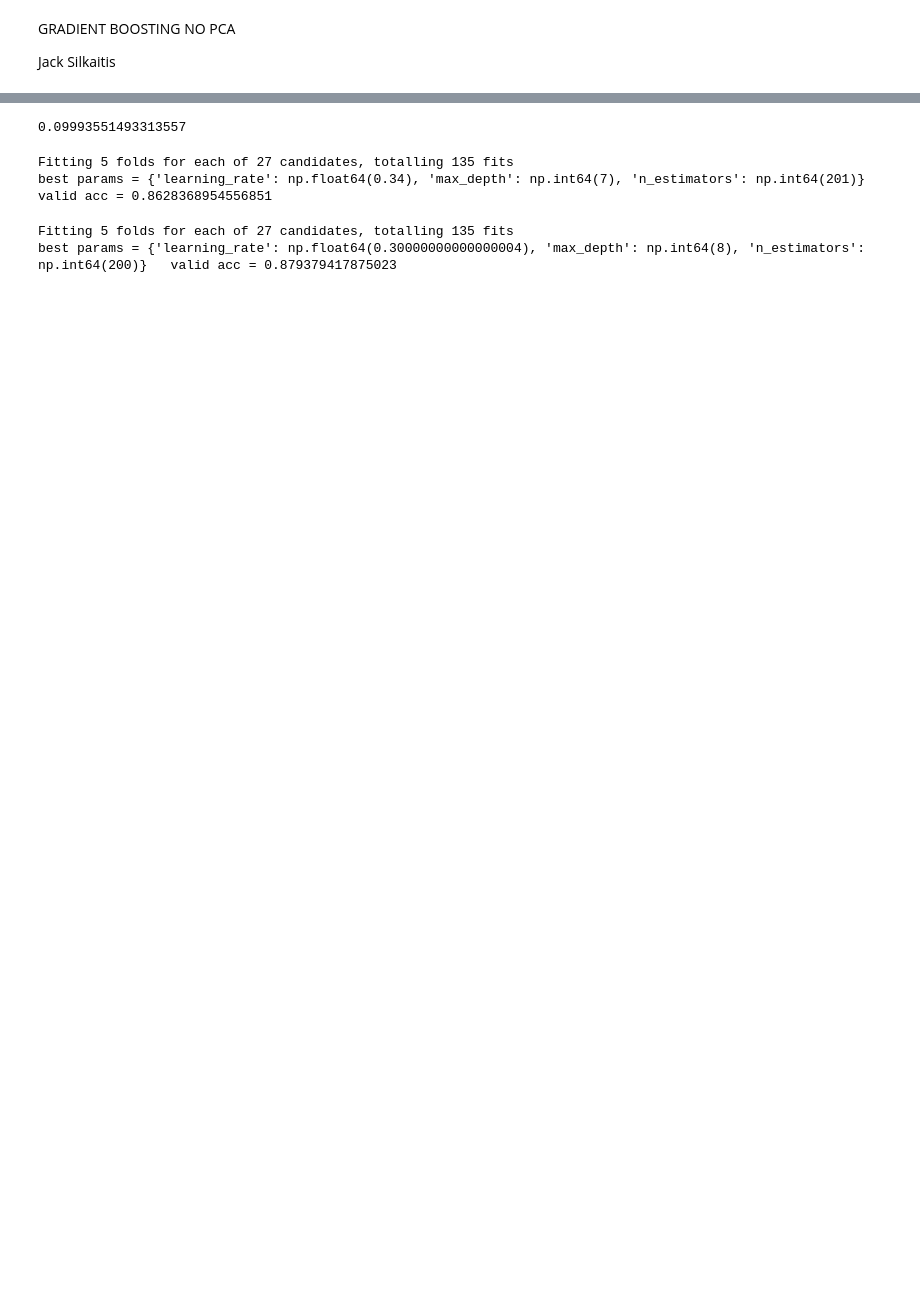
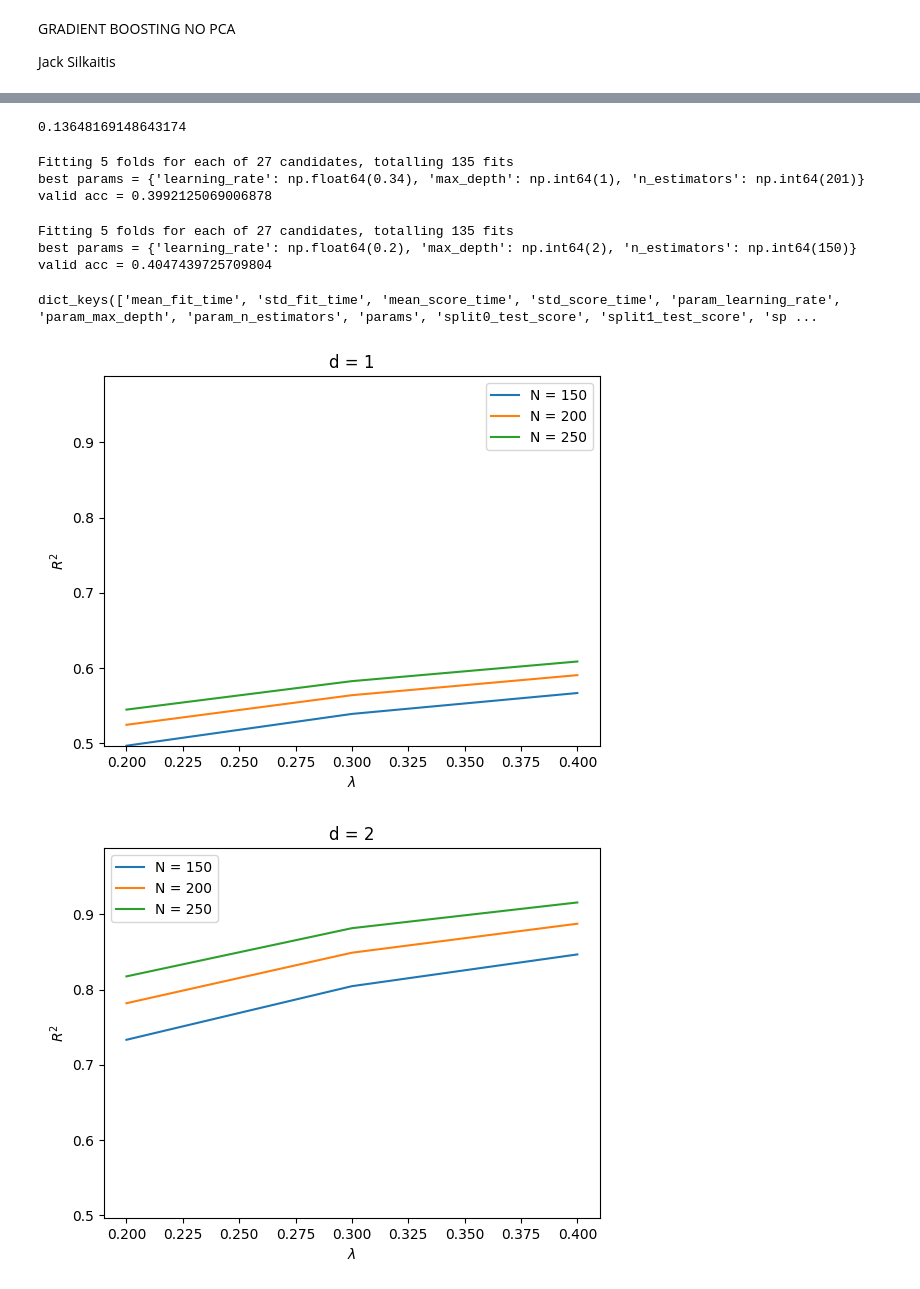
Before and after one commit to rhit-silkaijr/MA415, a Jupyter notebook: Gradient_Boosting_Trees.ipynb, the cells around one changed output, grey strips where cells are left out. Cells and saved outputs as stored; diff of their text form; code cells hidden in the pictures; blank space fills up the shorter version.

```diff
--- a/Gradient_Boosting_Trees.ipynb
+++ b/Gradient_Boosting_Trees.ipynb
@@ -18,6 +19,6 @@ from sklearn.decomposition import PCA
 # %%
 # Import data
-df = pd.read_csv('./CleanPreprocessedExoplanet.csv')
+df = pd.read_csv('./CleanPreprocessedExoplanet2.csv')
 df.head(3)
 df.shape
 # %% [output]
@@ -68,7 +67,7 @@ tree = DecisionTreeRegressor(max_depth=2)
 tree.fit(X_train,y_train)
 tree.score(X_test, y_test)
 # %% [output]
-0.09993551493313557
+0.13648169148643174
 # %%
 B = np.arange(1,301,100)
 C = np.arange(1,10,3)
@@ -82,10 +81,10 @@ gbtCV.fit(X_train,y_train)
 print('best params =',gbtCV.best_params_, '  valid acc =',gbtCV.best_score_)
 # %% [output]
 Fitting 5 folds for each of 27 candidates, totalling 135 fits
-best params = {'learning_rate': np.float64(0.34), 'max_depth': np.int64(7), 'n_estimators': np.int64(201)}   valid acc = 0.8628368954556851
+best params = {'learning_rate': np.float64(0.34), 'max_depth': np.int64(1), 'n_estimators': np.int64(201)}   valid acc = 0.3992125069006878
 # %%
 B = np.arange(150,300,50)
-C = np.arange(6,9,1)
+C = np.arange(1,4,1)
 D = np.arange(.2, .5, .1)
 grid = {'n_estimators':B, 'max_depth':C, 'learning_rate':D}
 
@@ -96,4 +95,29 @@ gbtCV.fit(X_train,y_train)
 print('best params =',gbtCV.best_params_, '  valid acc =',gbtCV.best_score_)
 # %% [output]
 Fitting 5 folds for each of 27 candidates, totalling 135 fits
-best params = {'learning_rate': np.float64(0.30000000000000004), 'max_depth': np.int64(8), 'n_estimators': np.int64(200)}   valid acc = 0.879379417875023
+best params = {'learning_rate': np.float64(0.2), 'max_depth': np.int64(2), 'n_estimators': np.int64(150)}   valid acc = 0.4047439725709804
+# %%
+gbtCV.cv_results_.keys()
+# %% [output]
+dict_keys(['mean_fit_time', 'std_fit_time', 'mean_score_time', 'std_score_time', 'param_learning_rate', 'param_max_depth', 'param_n_estimators', 'params', 'split0_test_score', 'split1_test_score', 'sp ...
+# %%
+
+R2 = gbtCV.cv_results_['mean_train_score']
+lam = gbtCV.cv_results_['param_learning_rate']
+N = gbtCV.cv_results_['param_n_estimators']
+d = gbtCV.cv_results_['param_max_depth']
+# %%
+for d_val in C:
+    plt.figure()
+    for N_val in B:
+        mask = (N == N_val) & (d_val == d)
+        plt.plot(lam[mask], R2[mask])
+    plt.title(f"d = {d_val}")
+    plt.legend([f"N = {N_val}" for N_val in B])
+    plt.xlabel(r'$\lambda$')
+    plt.ylabel(r'$R^2$')
+    plt.ylim([min(R2), max(R2)])
+    plt.show()
+# %% [output]
+[figure, added]
+[figure, added]
```
Also changed, not shown: parts of 20 cells of this notebook, 3 other files.
